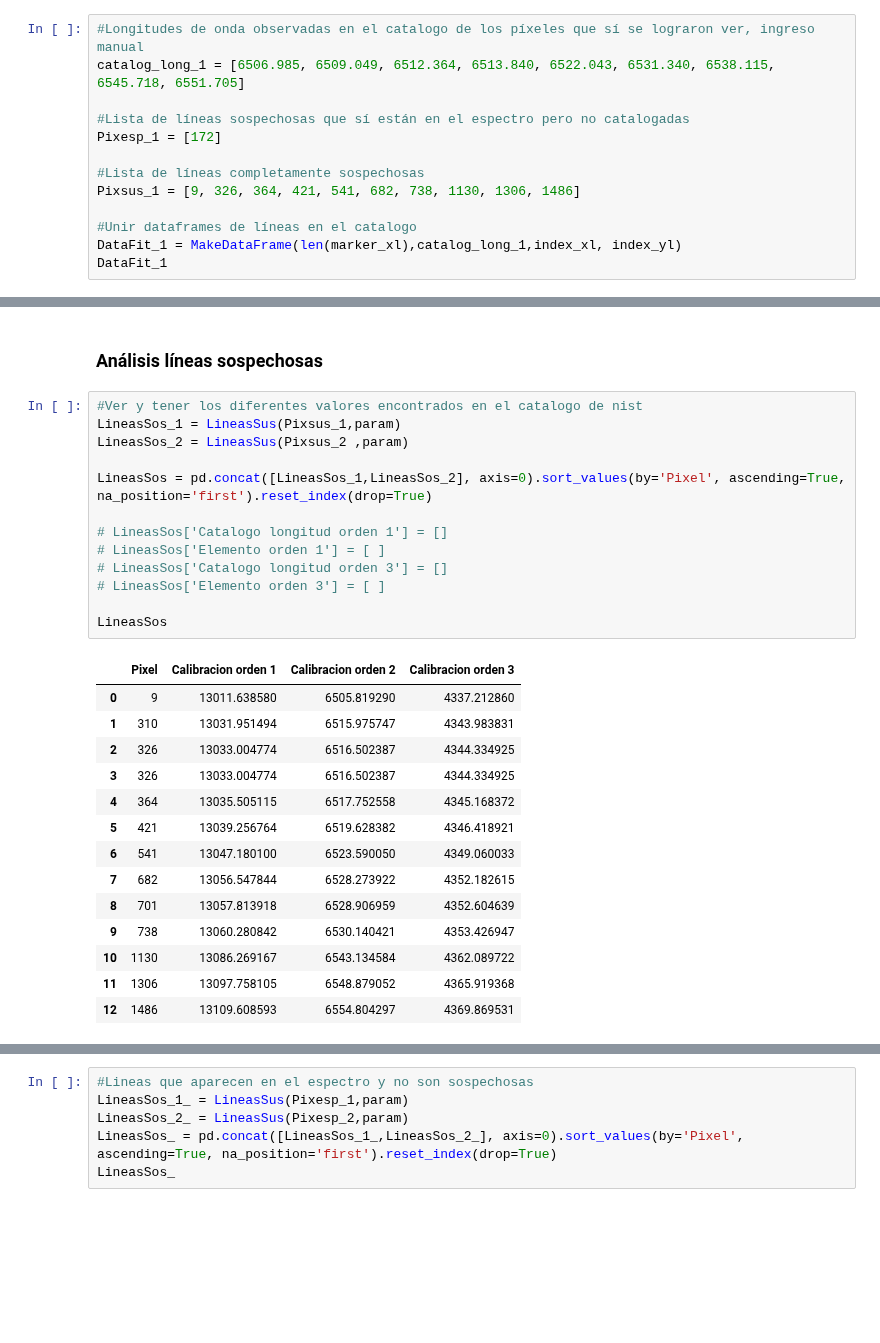
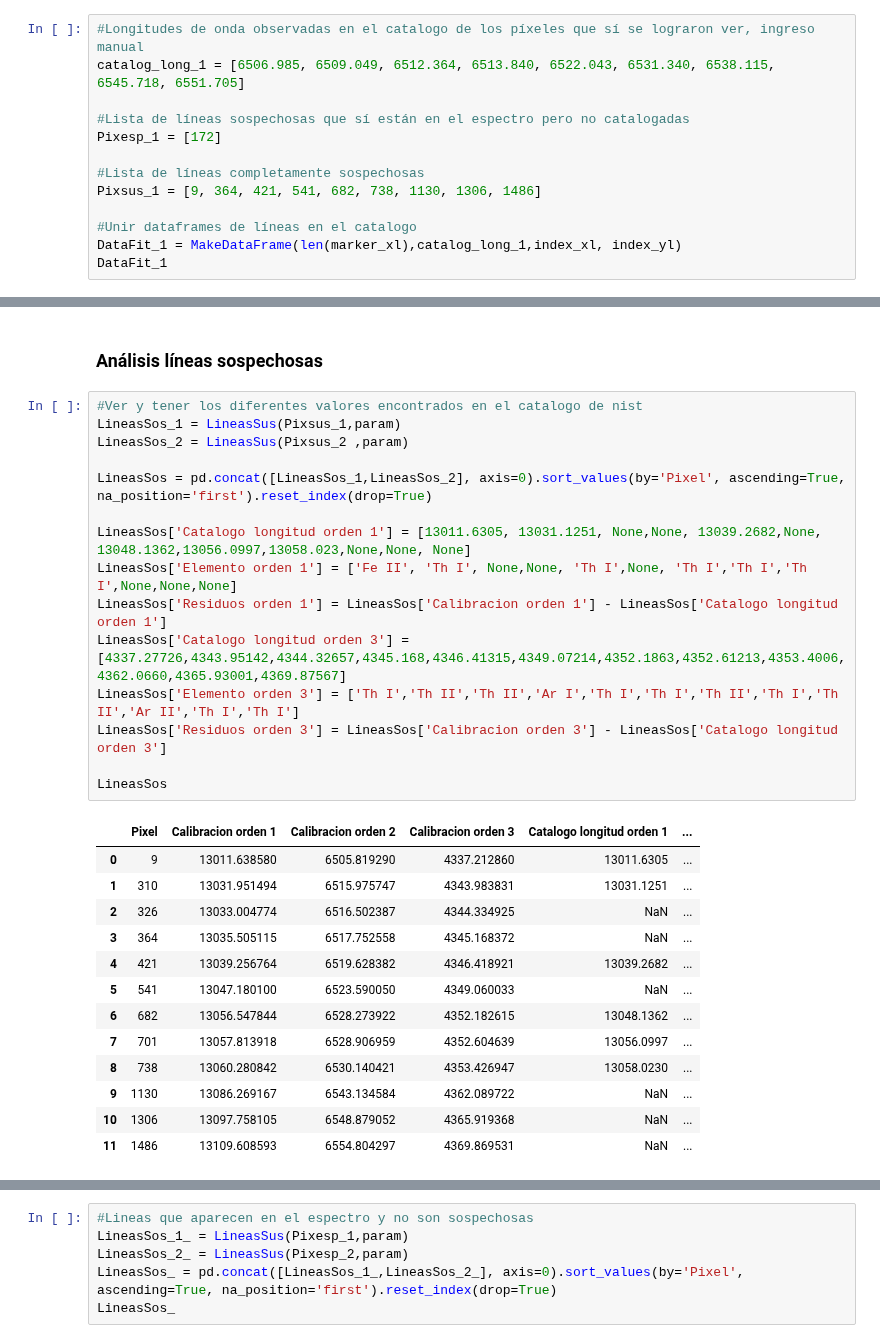
Before and after one commit to ccuellarn/Torium-Operation, a Jupyter notebook: Data/Th 6520/Analisis_6520.ipynb, the cells around one changed output, grey strips where cells are left out. Drawn from its saved outputs; the diff is of its cells as text; blank space fills up the shorter version.

```diff
--- a/Data/Th 6520/Analisis_6520.ipynb
+++ b/Data/Th 6520/Analisis_6520.ipynb
@@ -188,7 +188,7 @@ catalog_long_1 = [6506.985, 6509.049, 6512.364, 6513.840, 6522.043, 6531.340, 65
 Pixesp_1 = [172]
 
 #Lista de líneas completamente sospechosas
-Pixsus_1 = [9, 326, 364, 421, 541, 682, 738, 1130, 1306, 1486]
+Pixsus_1 = [9, 364, 421, 541, 682, 738, 1130, 1306, 1486]
 
 #Unir dataframes de líneas en el catalogo
 DataFit_1 = MakeDataFrame(len(marker_xl),catalog_long_1,index_xl, index_yl)
@@ -373,29 +373,30 @@ fig3.tight_layout()
 # %%
 #Ver y tener los diferentes valores encontrados en el catalogo de nist
 LineasSos_1 = LineasSus(Pixsus_1,param)
 LineasSos_2 = LineasSus(Pixsus_2 ,param)
 
 LineasSos = pd.concat([LineasSos_1,LineasSos_2], axis=0).sort_values(by='Pixel', ascending=True, na_position='first').reset_index(drop=True)
 
-# LineasSos['Catalogo longitud orden 1'] = []
-# LineasSos['Elemento orden 1'] = [ ]
-# LineasSos['Catalogo longitud orden 3'] = []
-# LineasSos['Elemento orden 3'] = [ ]
+LineasSos['Catalogo longitud orden 1'] = [13011.6305, 13031.1251, None,None, 13039.2682,None, 13048.1362,13056.0997,13058.023,None,None, None]
+LineasSos['Elemento orden 1'] = ['Fe II', 'Th I', None,None, 'Th I',None, 'Th I','Th I','Th I',None,None,None]
+LineasSos['Residuos orden 1'] = LineasSos['Calibracion orden 1'] - LineasSos['Catalogo longitud orden 1']
+LineasSos['Catalogo longitud orden 3'] = [4337.27726,4343.95142,4344.32657,4345.168,4346.41315,4349.07214,4352.1863,4352.61213,4353.4006,4362.0660,4365.93001,4369.87567]
+LineasSos['Elemento orden 3'] = ['Th I','Th II','Th II','Ar I','Th I','Th I','Th II','Th I','Th II','Ar II','Th I','Th I']
+LineasSos['Residuos orden 3'] = LineasSos['Calibracion orden 3'] - LineasSos['Catalogo longitud orden 3']
 
 LineasSos
 # %% [output]
-|  | Pixel | Calibracion orden 1 | Calibracion orden 2 | Calibracion orden 3 |
-| 0 | 9 | 13011.638580 | 6505.819290 | 4337.212860 |
-| 1 | 310 | 13031.951494 | 6515.975747 | 4343.983831 |
-| 2 | 326 | 13033.004774 | 6516.502387 | 4344.334925 |
-| 3 | 326 | 13033.004774 | 6516.502387 | 4344.334925 |
-| 4 | 364 | 13035.505115 | 6517.752558 | 4345.168372 |
-| 5 | 421 | 13039.256764 | 6519.628382 | 4346.418921 |
-| 6 | 541 | 13047.180100 | 6523.590050 | 4349.060033 |
-| 7 | 682 | 13056.547844 | 6528.273922 | 4352.182615 |
-| 8 | 701 | 13057.813918 | 6528.906959 | 4352.604639 |
-| 9 | 738 | 13060.280842 | 6530.140421 | 4353.426947 |
-| 10 | 1130 | 13086.269167 | 6543.134584 | 4362.089722 |
-| 11 | 1306 | 13097.758105 | 6548.879052 | 4365.919368 |
-| 12 | 1486 | 13109.608593 | 6554.804297 | 4369.869531 |
+|  | Pixel | Calibracion orden 1 | Calibracion orden 2 | Calibracion orden 3 | Catalogo longitud orden 1 | ... |
+| 0 | 9 | 13011.638580 | 6505.819290 | 4337.212860 | 13011.6305 | ... |
+| 1 | 310 | 13031.951494 | 6515.975747 | 4343.983831 | 13031.1251 | ... |
+| 2 | 326 | 13033.004774 | 6516.502387 | 4344.334925 | NaN | ... |
+| 3 | 364 | 13035.505115 | 6517.752558 | 4345.168372 | NaN | ... |
+| 4 | 421 | 13039.256764 | 6519.628382 | 4346.418921 | 13039.2682 | ... |
+| 5 | 541 | 13047.180100 | 6523.590050 | 4349.060033 | NaN | ... |
+| 6 | 682 | 13056.547844 | 6528.273922 | 4352.182615 | 13048.1362 | ... |
+| 7 | 701 | 13057.813918 | 6528.906959 | 4352.604639 | 13056.0997 | ... |
+| 8 | 738 | 13060.280842 | 6530.140421 | 4353.426947 | 13058.0230 | ... |
+| 9 | 1130 | 13086.269167 | 6543.134584 | 4362.089722 | NaN | ... |
+| 10 | 1306 | 13097.758105 | 6548.879052 | 4365.919368 | NaN | ... |
+| 11 | 1486 | 13109.608593 | 6554.804297 | 4369.869531 | NaN | ... |
 # %%
```
Also changed, not shown: parts of 2 cells of this notebook, 2 other files.
